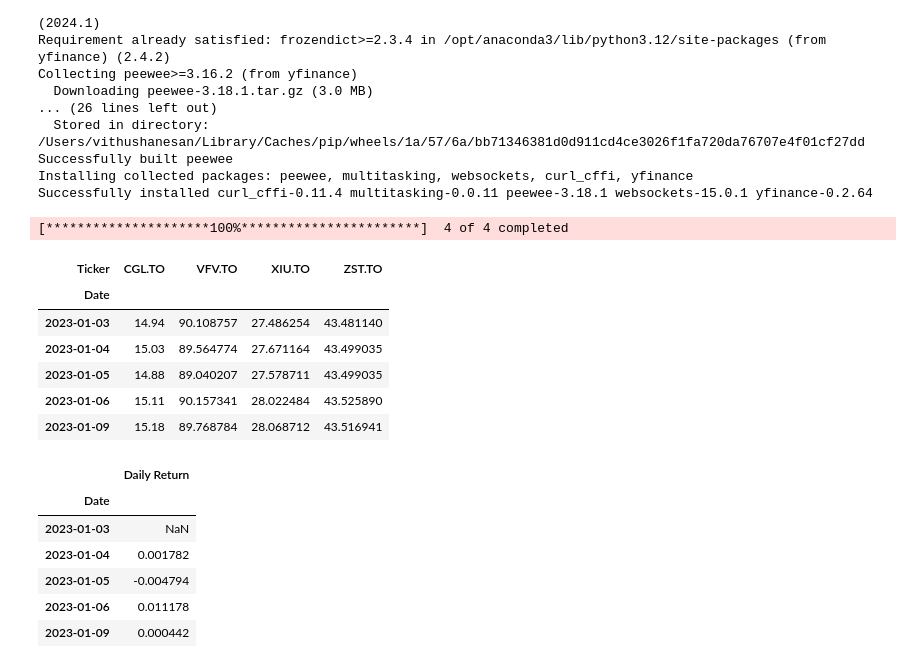
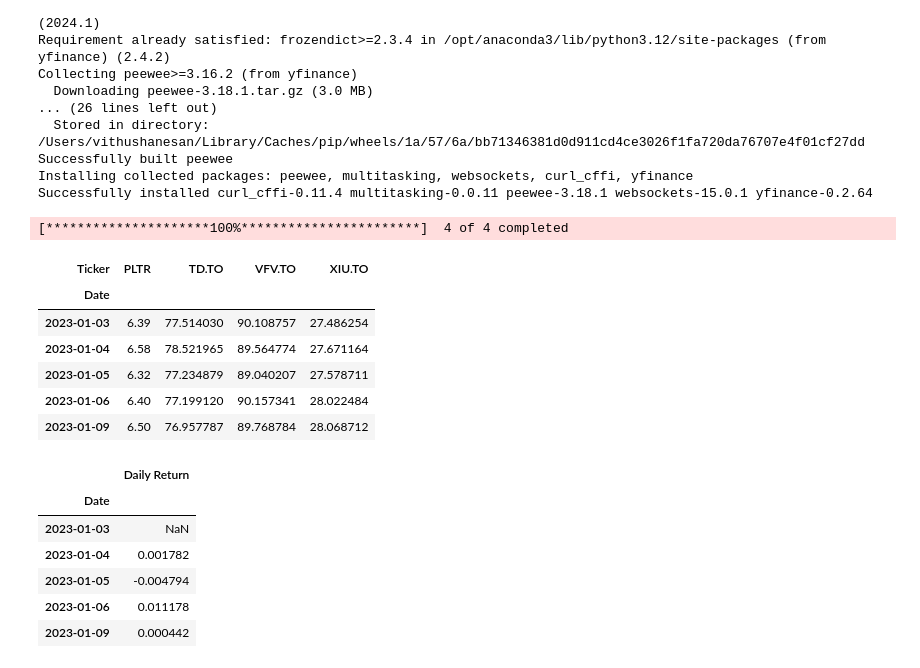
Before and after one commit to VithushanE/StockPortfolio, a Jupyter notebook: stockportfolio.ipynb, the cells around one changed output. Saved outputs shown, nothing was run; the diff lists cells and outputs as text; code cells hidden in the pictures.

```diff
--- a/stockportfolio.ipynb
+++ b/stockportfolio.ipynb
@@ -37,22 +37,23 @@ Goal: Create a stock portfolio and track historical value at risk
 # %%
 # Step 1: Pick stocks
 
 # Ultra short etf, Gold Buillion etf, TSX etf and s&p 500 etfs
 
 # Download data
-ticker = ['ZST.TO','CGL.TO','XIU.TO','VFV.TO']
+# ticker = ['ZST.TO','CGL.TO','XIU.TO','VFV.TO']
+ticker = ["TD.TO", "PLTR", "XIU.TO", 'VFV.TO']
 data = yf.download(ticker, start = "2023-01-01", end = "2025-07-01")
 
 data['Close'].head()
 # %% [output]
 [*********************100%***********************]  4 of 4 completed
-| Ticker | CGL.TO | VFV.TO | XIU.TO | ZST.TO |
+| Ticker | PLTR | TD.TO | VFV.TO | XIU.TO |
 | Date |  |  |  |  |
-| 2023-01-03 | 14.94 | 90.108757 | 27.486254 | 43.481140 |
-| 2023-01-04 | 15.03 | 89.564774 | 27.671164 | 43.499035 |
-| 2023-01-05 | 14.88 | 89.040207 | 27.578711 | 43.499035 |
-| 2023-01-06 | 15.11 | 90.157341 | 28.022484 | 43.525890 |
-| 2023-01-09 | 15.18 | 89.768784 | 28.068712 | 43.516941 |
+| 2023-01-03 | 6.39 | 77.514030 | 90.108757 | 27.486254 |
+| 2023-01-04 | 6.58 | 78.521965 | 89.564774 | 27.671164 |
+| 2023-01-05 | 6.32 | 77.234879 | 89.040207 | 27.578711 |
+| 2023-01-06 | 6.40 | 77.199120 | 90.157341 | 28.022484 |
+| 2023-01-09 | 6.50 | 76.957787 | 89.768784 | 28.068712 |
 # %%
 data2 = data.copy()
 # %%
```
Also changed, not shown: parts of 1 cell of this notebook.
